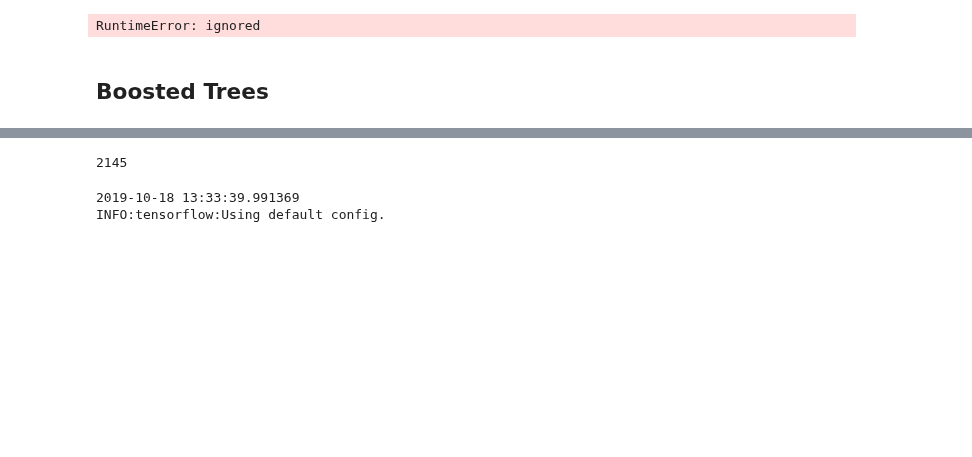
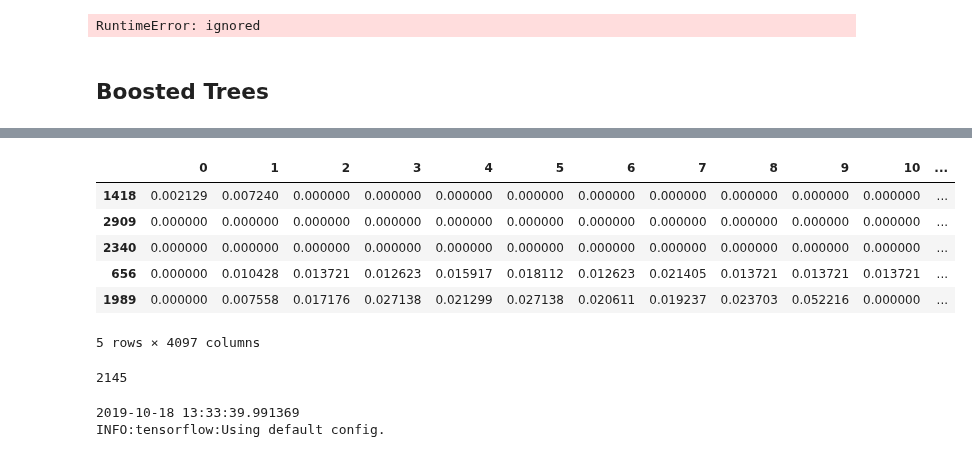
Before and after one commit to PadmarajBhat/Machine-Learning, a Jupyter notebook: BrainTumorClassification.ipynb, the cells around one changed output, grey strips where cells are left out. Saved outputs shown, nothing was run; the diff lists cells and outputs as text; code cells hidden in the pictures; blank space fills up the shorter version.

Commit message:
image resize instead to pca

```diff
--- a/BrainTumorClassification.ipynb
+++ b/BrainTumorClassification.ipynb
@@ -1608,14 +1602,15 @@ print(result)
 # %% [markdown]
 ## Boosted Trees
 # %%
-def bstData(loc = "training_data/"):
+def bstData(loc = "download/mat/"):
+  SHAPE = 64
   print(datetime.datetime.now())
   image_list = []
   label_list = []
   label_transform = [[],np.array([0,0,1]),np.array([0,1,0]),np.array([1,0,0])]
   #ddd = pd.DataFrame(columns=[str(x) for x in range(512*512)]+["label"])
   i =0
-  image_stacks = np.ndarray((2500,(512*512)+1),dtype=np.float64)
+  image_stacks = np.ndarray((4500,(SHAPE*SHAPE)+1),dtype=np.float64)
   print(image_stacks.shape)
   for file_name in [f  for f in os.listdir(loc) if ".mat" in f]:
     if i % 200 == 0:
@@ -1628,6 +1623,7 @@ def bstData(loc = "training_data/"):
           if image_array.shape[0] != 512:
             image_array = np.pad(image_array,(512 - image_array.shape[0])//2,'constant',constant_values=0)
 
+          image_array = np.array(tf.image.resize(image_array.reshape(512,512,1),(SHAPE,SHAPE), method="nearest")).reshape((SHAPE,SHAPE))
           #image_list.append((image_array,  label_transform[label]))
           #image_list.append(image_array.reshape(-1))
           #label_list.append(label_transform[label])
@@ -1638,7 +1634,7 @@ def bstData(loc = "training_data/"):
           i=i+1
 
   #df = pd.DataFrame({"image_array":image_list,"label":label_list})
-  df = pd.DataFrame(image_stacks[:i],columns=[str(x) for x in range(512*512)]+["label"])
+  df = pd.DataFrame(image_stacks[:i],columns=[str(x) for x in range(SHAPE*SHAPE)]+["label"])
   print("Load Data End Time: ", datetime.datetime.now())
   return df
 # %%
@@ -1671 +1653,13 @@ df_bst_eval.head()
+# %%
+df_bst_eval = df_bst.sample(frac=0.1)
+df_bst =df_bst.drop(df_bst_eval.index)
+df_bst_eval.head()
+# %% [output]
+|  | 0 | 1 | 2 | 3 | 4 | 5 | 6 | 7 | 8 | 9 | 10 | ... |
+| 1418 | 0.002129 | 0.007240 | 0.000000 | 0.000000 | 0.000000 | 0.000000 | 0.000000 | 0.000000 | 0.000000 | 0.000000 | 0.000000 | ... |
+| 2909 | 0.000000 | 0.000000 | 0.000000 | 0.000000 | 0.000000 | 0.000000 | 0.000000 | 0.000000 | 0.000000 | 0.000000 | 0.000000 | ... |
+| 2340 | 0.000000 | 0.000000 | 0.000000 | 0.000000 | 0.000000 | 0.000000 | 0.000000 | 0.000000 | 0.000000 | 0.000000 | 0.000000 | ... |
+| 656 | 0.000000 | 0.010428 | 0.013721 | 0.012623 | 0.015917 | 0.018112 | 0.012623 | 0.021405 | 0.013721 | 0.013721 | 0.013721 | ... |
+| 1989 | 0.000000 | 0.007558 | 0.017176 | 0.027138 | 0.021299 | 0.027138 | 0.020611 | 0.019237 | 0.023703 | 0.052216 | 0.000000 | ... |
+5 rows × 4097 columns
 # %%
```
Also changed, not shown: parts of 5 cells of this notebook.
